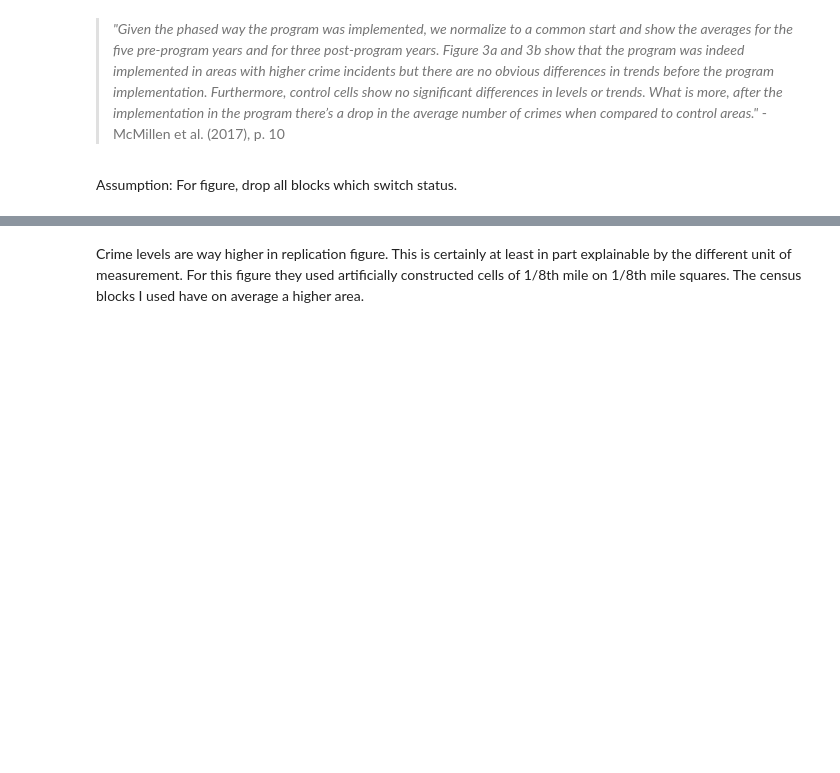
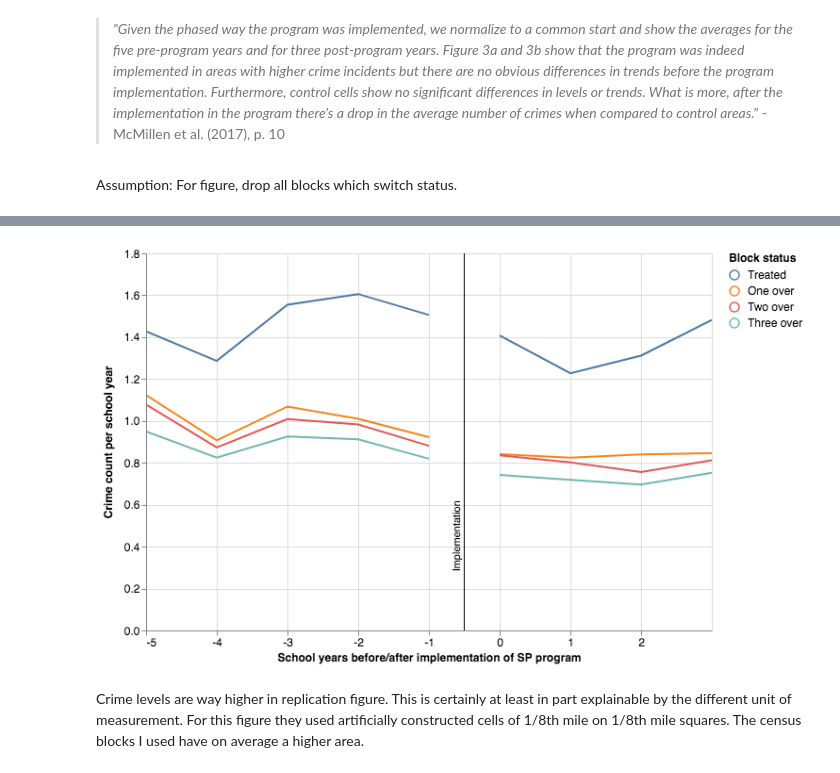
Before and after one commit to binste/chicago_safepassage_evaluation, a Jupyter notebook: notebooks/5_analysis/1.0-binste-analyze-crime-results-census-block-level.ipynb, the cells around one changed output, grey strips where cells are left out. Drawn from its saved outputs; the diff is of its cells as text; code cells hidden in the pictures; blank space fills up the shorter version.

```diff
--- a/notebooks/5_analysis/1.0-binste-analyze-crime-results-census-block-level.ipynb
+++ b/notebooks/5_analysis/1.0-binste-analyze-crime-results-census-block-level.ipynb
@@ -265,0 +247,4 @@ tab
+# %%
+fig3_property = format_chart(make_crime_block_chart('property_count'))
+fig3_property
+# %% [output]
@@ -266,3 +252,4 @@ tab
+[figure, added]
 # %% [markdown]
 Crime levels are way higher in replication figure. This is certainly at least in part explainable by the different unit of measurement. For this figure they used artificially constructed cells of 1/8th mile on 1/8th mile squares. The census blocks I used have on average a higher area.
 # %% [markdown]
```
Also changed, not shown: parts of 3 cells of this notebook.
